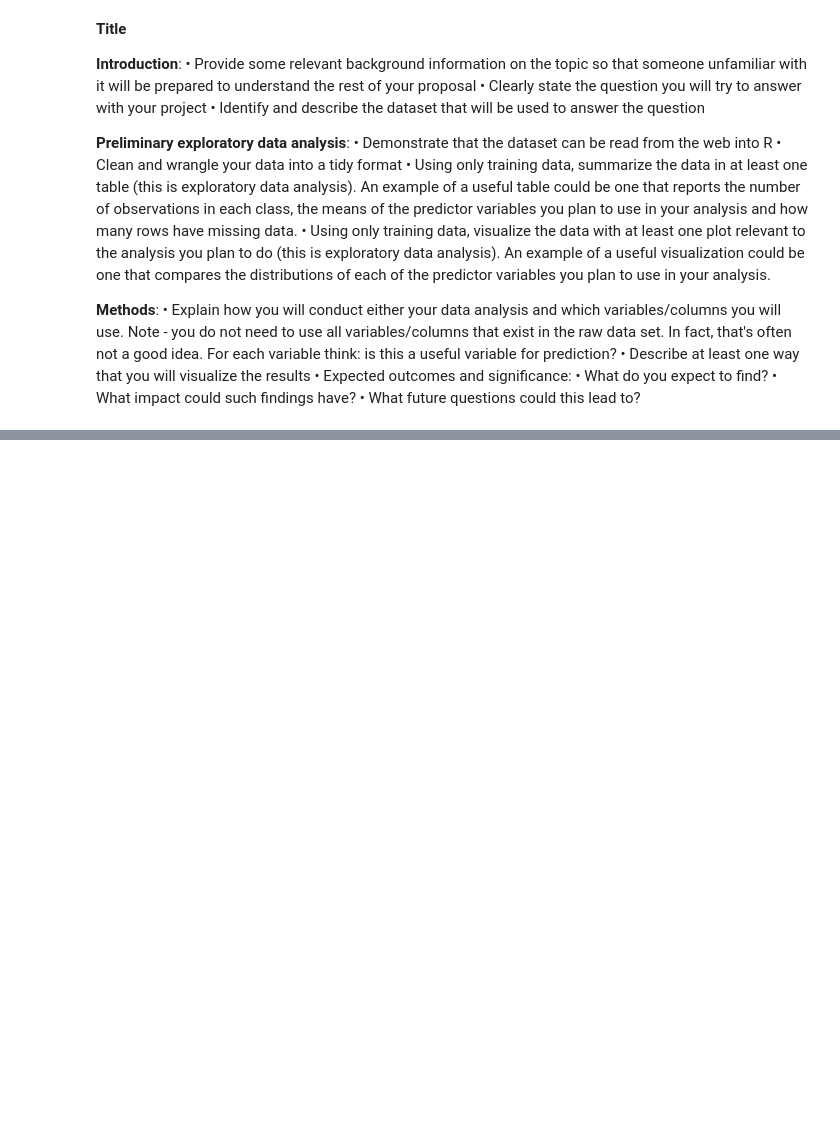
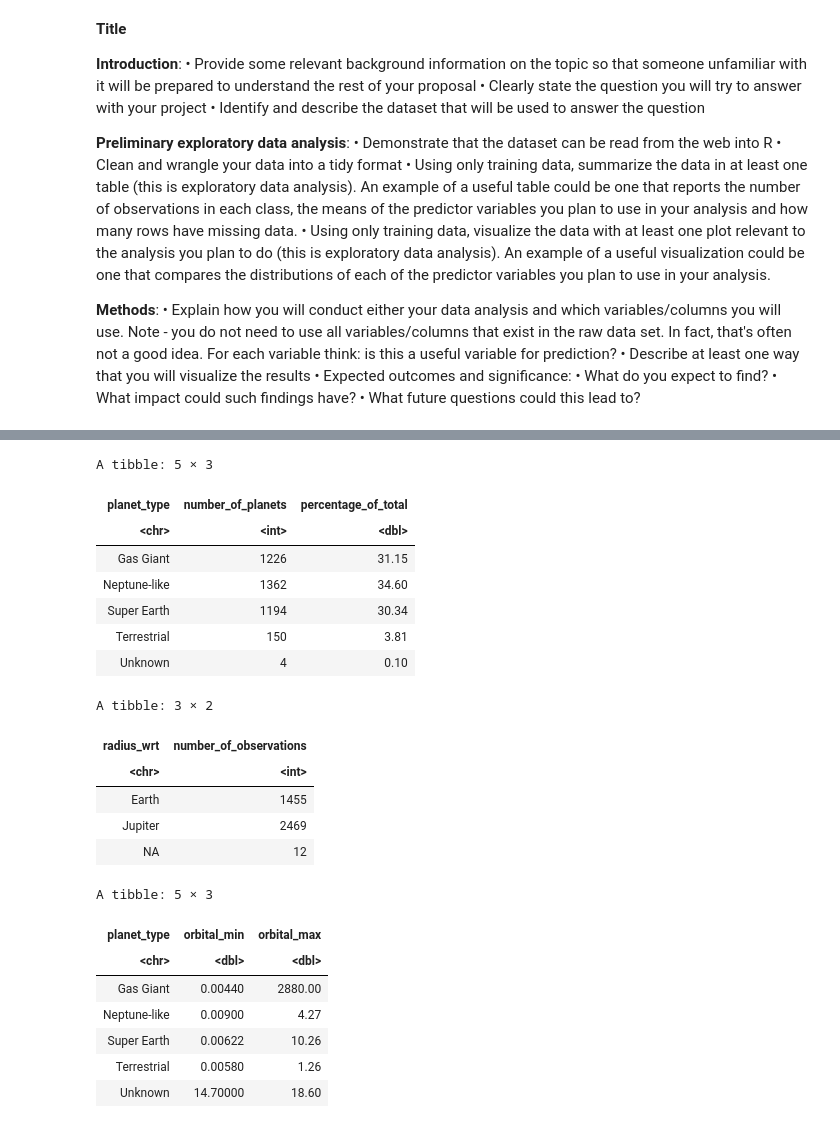
Before and after one commit to karembryo/dsci-project, a Jupyter notebook: data_sci.ipynb, the cells around one changed output, grey strips where cells are left out. Cells and saved outputs as stored; diff of their text form; code cells hidden in the pictures; blank space fills up the shorter version.

```diff
--- a/data_sci.ipynb
+++ b/data_sci.ipynb
@@ -94,0 +45,42 @@ Warning message:
+# %%
+#summarize data
+
+planet_types <- data_train |>
+    group_by(planet_type) |>
+    summarize(number_of_planets = n()) |>
+    mutate(percentage_of_total = round((number_of_planets/sum(number_of_planets))*100,2))
+planet_types #types of planets and how many planets are categorized into each type
+
+radius_wrt_types <- data_train |>
+    group_by(radius_wrt) |>
+    summarize(number_of_observations = n())
+radius_wrt_types #types of radius_wrt and the number of observations for each
+
+orbital_radius <- data_train |>
+    group_by(planet_type) |>
+    summarize(orbital_min = min(orbital_radius, na.rm = TRUE),
+             orbital_max = max(orbital_radius, na.rm = TRUE))
+orbital_radius
+# %% [output]
+A tibble: 5 × 3
+| planet_type | number_of_planets | percentage_of_total |
+| <chr> | <int> | <dbl> |
+| Gas Giant | 1226 | 31.15 |
+| Neptune-like | 1362 | 34.60 |
+| Super Earth | 1194 | 30.34 |
+| Terrestrial | 150 | 3.81 |
+| Unknown | 4 | 0.10 |
+A tibble: 3 × 2
+| radius_wrt | number_of_observations |
+| <chr> | <int> |
+| Earth | 1455 |
+| Jupiter | 2469 |
+| NA | 12 |
+A tibble: 5 × 3
+| planet_type | orbital_min | orbital_max |
+| <chr> | <dbl> | <dbl> |
+| Gas Giant | 0.00440 | 2880.00 |
+| Neptune-like | 0.00900 | 4.27 |
+| Super Earth | 0.00622 | 10.26 |
+| Terrestrial | 0.00580 | 1.26 |
+| Unknown | 14.70000 | 18.60 |
```
Also changed, not shown: parts of 3 cells of this notebook.
